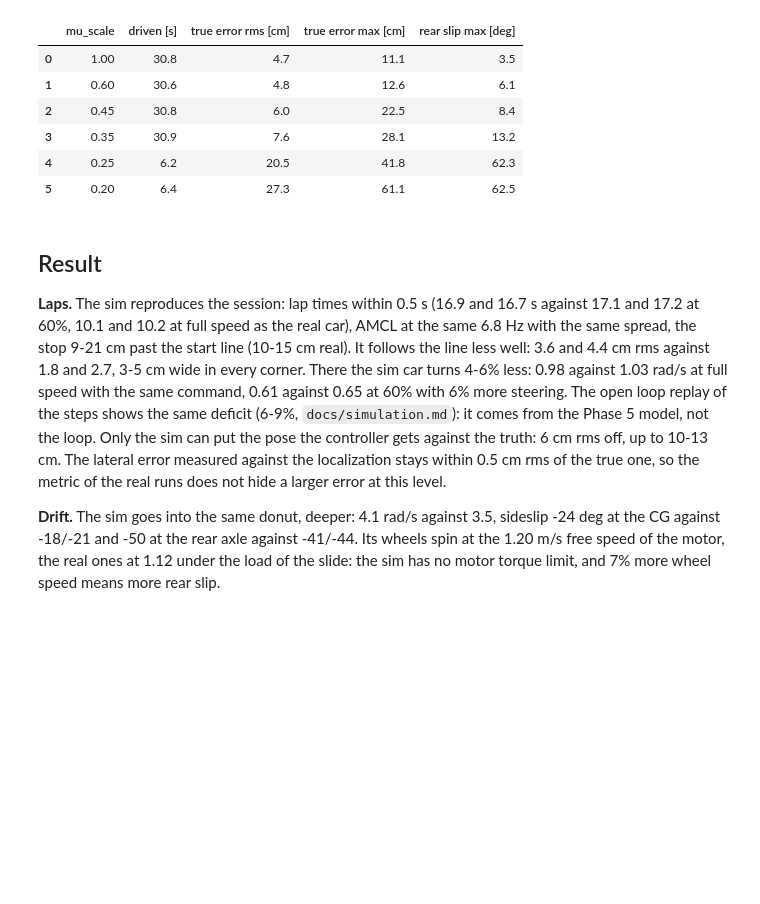
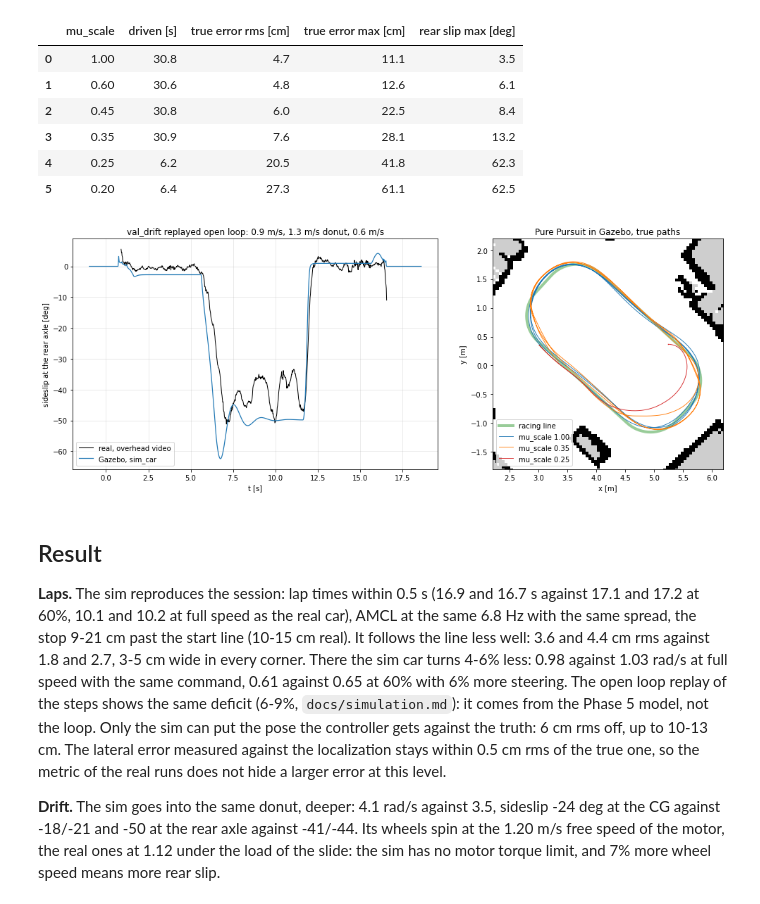
Before and after one commit to Gelminaio/drift-mpc-ackermann, a Jupyter notebook: notebooks/simulation.ipynb, the cells around one changed output. Drawn from its saved outputs; the diff is of its cells as text; code cells hidden in the pictures; blank space fills up the shorter version.

```diff
--- a/notebooks/simulation.ipynb
+++ b/notebooks/simulation.ipynb
@@ -25,6 +25,8 @@ plt.rcParams['figure.dpi'] = 72
 track = load_track('../ros2_ws/src/ackermann_bringup/maps/room_track.csv')
 room = yaml.safe_load(open('../ros2_ws/src/ackermann_bringup/maps/room.yaml'))
 room_img = np.array(Image.open('../ros2_ws/src/ackermann_bringup/maps/room.pgm'))
+res, (x0, y0) = room['resolution'], room['origin'][:2]
+room_extent = [x0, x0 + room_img.shape[1] * res, y0, y0 + room_img.shape[0] * res]
 # %% [markdown]
 ## Laps
 
@@ -88,10 +90,8 @@ for name in ['sim_pp_60', 'sim_pp_full']:
 sim_pp_60: stops 9 cm from the start of the track
 sim_pp_full: stops 21 cm from the start of the track
 # %%
-res, (x0, y0) = room['resolution'], room['origin'][:2]
-h, w = room_img.shape
 fig, ax = plt.subplots(1, 2, figsize=(14, 5.5), gridspec_kw={'width_ratios': [1, 1.4]})
-ax[0].imshow(room_img, cmap='gray', extent=[x0, x0 + w * res, y0, y0 + h * res])
+ax[0].imshow(room_img, cmap='gray', extent=room_extent)
 ax[0].plot(track['x'], track['y'], 'g', lw=4, alpha=0.4, label='racing line')
 ax[0].plot(runs['pp_run3']['X'], runs['pp_run3']['Y'], 'C3', lw=0.8, label='pp_run3, localization')
 ax[0].plot(runs['sim_pp_full']['gx'], runs['sim_pp_full']['gy'], 'C0', lw=0.8, label='sim_pp_full, true')
@@ -246,6 +246,32 @@ pd.DataFrame(rows).round(1)
 | 3 | 0.35 | 30.9 | 7.6 | 28.1 | 13.2 |
 | 4 | 0.25 | 6.2 | 20.5 | 41.8 | 62.3 |
 | 5 | 0.20 | 6.4 | 27.3 | 61.1 | 62.5 |
+# %%
+real, sim = replay('val_drift')
+fig, ax = plt.subplots(1, 2, figsize=(14, 5.5), gridspec_kw={'width_ratios': [1.4, 1]})
+ax[0].plot(real['t'], real['beta_rear'], 'k', lw=1, label='real, overhead video')
+ax[0].plot(real['t'], sim['beta_rear'], 'C0', lw=1.2, label='Gazebo, sim_car')
+ax[0].set_xlabel('t [s]')
+ax[0].set_ylabel('sideslip at the rear axle [deg]')
+ax[0].set_title('val_drift replayed open loop: 0.9 m/s, 1.3 m/s donut, 0.6 m/s')
+ax[0].grid(alpha=0.3)
+ax[0].legend(loc='lower left')
+ax[1].imshow(room_img, cmap='gray', extent=room_extent)
+ax[1].plot(track['x'], track['y'], 'g', lw=4, alpha=0.4, label='racing line')
+for name, mu, c in [('sim_pp_full', '1.00', 'C0'), ('sim_pp_mu0.35', '0.35', 'C1'), ('sim_pp_mu0.25', '0.25', 'C3')]:
+    g = bt.load(f'../data/{name}_parquet')['ground_truth']
+    ax[1].plot(g['x'], g['y'], c, lw=0.9, label=f'mu_scale {mu}')
+ax[1].set_xlim(2.2, 6.2)
+ax[1].set_ylim(-1.8, 2.2)
+ax[1].set_xlabel('x [m]')
+ax[1].set_ylabel('y [m]')
+ax[1].set_title('Pure Pursuit in Gazebo, true paths')
+ax[1].legend(loc='lower left')
+plt.tight_layout()
+plt.savefig('../media/simulation.png', dpi=100)
+plt.show()
+# %% [output]
+[figure, added]
 # %% [markdown]
 ## Result
 
```
Also changed, not shown: 3 other files.
